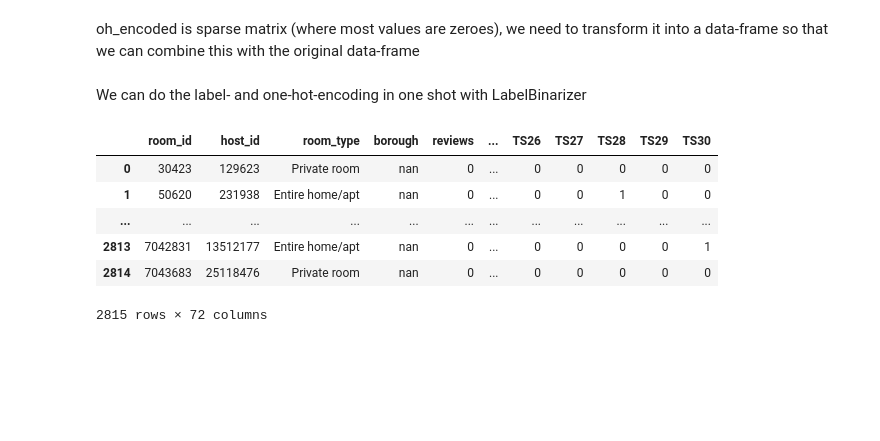
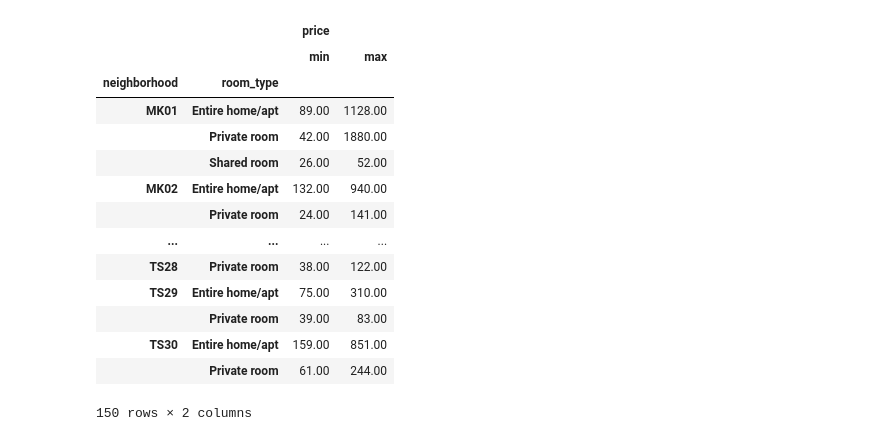
Before and after one commit to bosseeric/data-science-lesson, a Jupyter notebook: data_science_lesson.ipynb, the cells around one changed output. Saved outputs shown, nothing was run; the diff lists cells and outputs as text; code cells hidden in the pictures; blank space fills up the shorter version.

```diff
--- a/data_science_lesson.ipynb
+++ b/data_science_lesson.ipynb
@@ -113,2 +144,0 @@ oh_encoded = one_hot_encoder.transform(reshaped)
-# %% [markdown]
-oh_encoded is sparse matrix (where most values are zeroes), we need to transform it into a data-frame so that we can combine this with the original data-frame
@@ -119,2 +144,0 @@ del d['neighborhood']
-# %% [markdown]
-We can do the label- and one-hot-encoding in one shot with LabelBinarizer
@@ -131,10 +145,18 @@ del d['neighborhood']
-# %%
-d
-# %% [output]
-|  | room_id | host_id | room_type | borough | reviews | ... | TS26 | TS27 | TS28 | TS29 | TS30 |
-| 0 | 30423 | 129623 | Private room | nan | 0 | ... | 0 | 0 | 0 | 0 | 0 |
-| 1 | 50620 | 231938 | Entire home/apt | nan | 0 | ... | 0 | 0 | 1 | 0 | 0 |
-| ... | ... | ... | ... | ... | ... | ... | ... | ... | ... | ... | ... |
-| 2813 | 7042831 | 13512177 | Entire home/apt | nan | 0 | ... | 0 | 0 | 0 | 0 | 1 |
-| 2814 | 7043683 | 25118476 | Private room | nan | 0 | ... | 0 | 0 | 0 | 0 | 0 |
-2815 rows × 72 columns
+# %%
+df.groupby(['neighborhood', 'room_type']).aggregate({'price' : ['min', 'max']})
+# %% [output]
+|  |  | price |  |
+|  |  | min | max |
+| neighborhood | room_type |  |  |
+| MK01 | Entire home/apt | 89.00 | 1128.00 |
+|  | Private room | 42.00 | 1880.00 |
+|  | Shared room | 26.00 | 52.00 |
+| MK02 | Entire home/apt | 132.00 | 940.00 |
+|  | Private room | 24.00 | 141.00 |
+| ... | ... | ... | ... |
+| TS28 | Private room | 38.00 | 122.00 |
+| TS29 | Entire home/apt | 75.00 | 310.00 |
+|  | Private room | 39.00 | 83.00 |
+| TS30 | Entire home/apt | 159.00 | 851.00 |
+|  | Private room | 61.00 | 244.00 |
+150 rows × 2 columns
```
Also changed, not shown: parts of 55 cells of this notebook.
